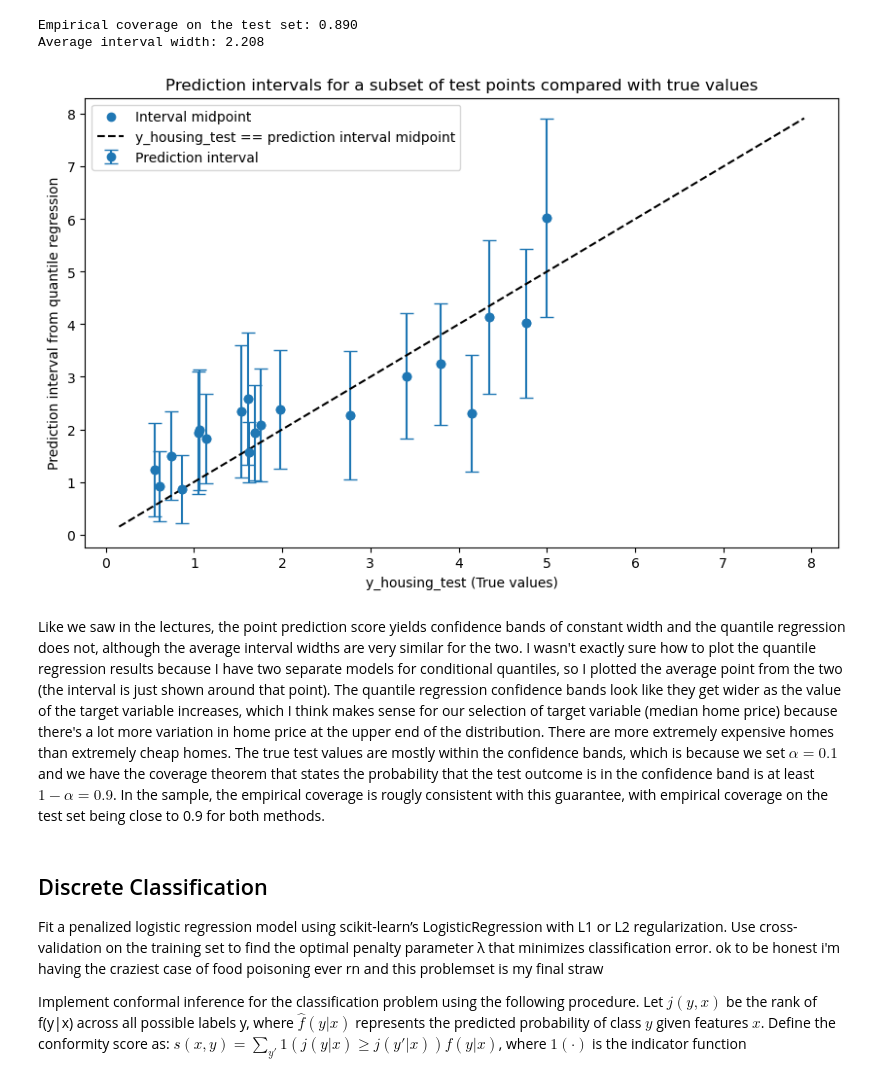
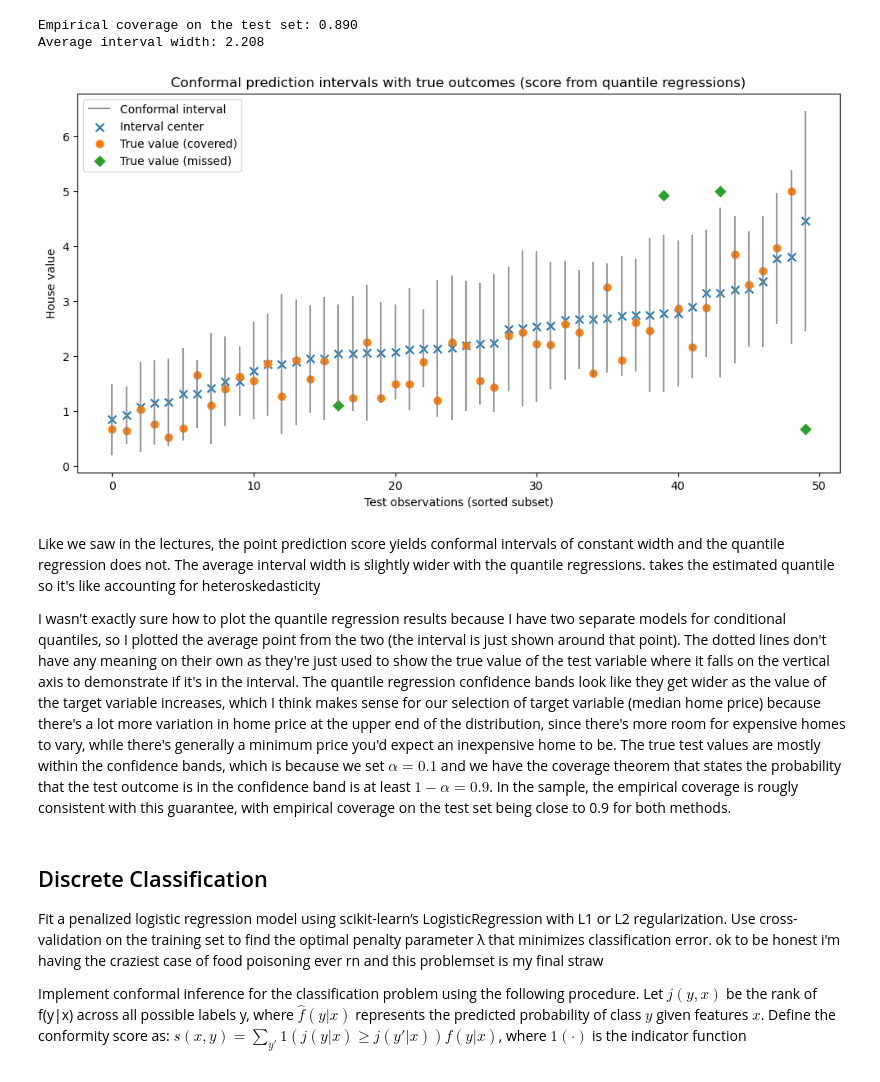
Before and after one commit to emilyfu1/assignments_ML, a Jupyter notebook: EmilyFu_A3.ipynb, the cells around one changed output. Saved outputs shown, nothing was run; the diff lists cells and outputs as text; code cells hidden in the pictures.

Commit message:
improve old plots

```diff
--- a/EmilyFu_A3.ipynb
+++ b/EmilyFu_A3.ipynb
@@ -72,7 +72,8 @@ X_wine_cal, X_wine_test, y_wine_cal, y_wine_test = train_test_split(
     X_wine_temp, y_wine_temp, test_size=0.50, random_state=seed, shuffle=True)
 
 # subset_indices of points for plotting
-subset_indices = np.random.choice(len(X_housing_test), size=20, replace=False)
+n_plot = 50
+subset_idx = np.random.choice(len(y_housing_test), size=n_plot, replace=False)
 
 # store size of calibration set
 n_housing_cal = len(X_housing_cal)
@@ -286,43 +309,44 @@ print(f'Average interval width: {avg_interval_width_qr:.3f}')
 Empirical coverage on the test set: 0.890
 Average interval width: 2.208
 # %%
-# confidence bands for the same subset of test points
-y_true_subset = y_housing_test[subset_indices]
-lower_subset_qr = lower_qr[subset_indices]
-upper_subset_qr = upper_qr[subset_indices]
+# and plot prediction intervals for a subset of test points compared with true values.
 
-# midpoint to plot against true values
-center_subset_qr = (lower_subset_qr + upper_subset_qr) / 2
+# extract values
+y_true_sub = y_housing_test[subset_idx]
+lower_sub = lower_qr[subset_idx]
+upper_sub = upper_qr[subset_idx]
+center_sub = 0.5 * (lower_sub + upper_sub)
 
-plt.figure(figsize=(10, 6))
+# sort values by predicted value for visualisaiton
+order = np.argsort(center_sub)
+y_true_sub = y_true_sub[order]
+lower_sub = lower_sub[order]
+upper_sub = upper_sub[order]
+center_sub = center_sub[order]
 
-# plot interval centers
-plt.scatter(y_true_subset, center_subset_qr, label='Interval midpoint')
+x = np.arange(n_plot)
 
-# plot prediction intervals
-plt.errorbar(
-    y_true_subset,
-    center_subset_qr,
-    yerr=[center_subset_qr - lower_subset_qr,
-          upper_subset_qr - center_subset_qr],
-    fmt='o',
-    capsize=5,
-    label='Prediction interval')
+plt.figure(figsize=(12, 6))
+plt.vlines(x, lower_sub, upper_sub, color='gray', alpha=0.8, label='Conformal interval')
+plt.scatter(x, center_sub, marker='x', s=50, label='Interval center')
 
-# 45-degree reference line
-line_min = min(y_housing_test.min(), lower_subset_qr.min())
-line_max = max(y_housing_test.max(), upper_subset_qr.max())
-plt.plot([line_min, line_max], [line_min, line_max], 'k--', label='y_housing_test == prediction interval midpoint')
+covered = (y_true_sub >= lower_sub) & (y_true_sub <= upper_sub)
+plt.scatter(x[covered], y_true_sub[covered], s=40, label='True value (covered)')
+plt.scatter(x[~covered], y_true_sub[~covered], s=40, marker='D', label='True value (missed)')
 
-plt.xlabel('y_housing_test (True values)')
-plt.ylabel('Prediction interval from quantile regression')
-plt.title('Prediction intervals for a subset of test points compared with true values')
-plt.legend()
+plt.xlabel('Test observations (sorted subset)')
+plt.ylabel('House value')
+plt.title('Conformal prediction intervals with true outcomes (score from quantile regressions)')
+plt.legend(loc='upper left')
 plt.show()
 # %% [output]
-[figure, old version]
+[figure, new version]
 # %% [markdown]
-Like we saw in the lectures, the point prediction score yields confidence bands of constant width and the quantile regression does not, although the average interval widths are very similar for the two. I wasn't exactly sure how to plot the quantile regression results because I have two separate models for conditional quantiles, so I plotted the average point from the two (the interval is just shown around that point). The quantile regression confidence bands look like they get wider as the value of the target variable increases, which I think makes sense for our selection of target variable (median home price) because there's a lot more variation in home price at the upper end of the distribution. There are more extremely expensive homes than extremely cheap homes. The true test values are mostly within the confidence bands, which is because we set $\alpha = 0.1$ and we have the coverage theorem that states the probability that the test outcome is in the confidence band is at least $1 - \alpha = 0.9$. In the sample, the empirical coverage is rougly consistent with this guarantee, with empirical coverage on the test set being close to 0.9 for both methods.
+Like we saw in the lectures, the point prediction score yields conformal intervals of constant width and the quantile regression does not. The average interval width is slightly wider with the quantile regressions.
+takes the estimated quantile so it's like accounting for heteroskedasticity
+
+
+I wasn't exactly sure how to plot the quantile regression results because I have two separate models for conditional quantiles, so I plotted the average point from the two (the interval is just shown around that point). The dotted lines don't have any meaning on their own as they're just used to show the true value of the test variable where it falls on the vertical axis to demonstrate if it's in the interval. The quantile regression confidence bands look like they get wider as the value of the target variable increases, which I think makes sense for our selection of target variable (median home price) because there's a lot more variation in home price at the upper end of the distribution, since there's more room for expensive homes to vary, while there's generally a minimum price you'd expect an inexpensive home to be. The true test values are mostly within the confidence bands, which is because we set $\alpha = 0.1$ and we have the coverage theorem that states the probability that the test outcome is in the confidence band is at least $1 - \alpha = 0.9$. In the sample, the empirical coverage is rougly consistent with this guarantee, with empirical coverage on the test set being close to 0.9 for both methods.
 # %% [markdown]
 ## Discrete Classification
 
```
Also changed, not shown: parts of 4 cells of this notebook.
